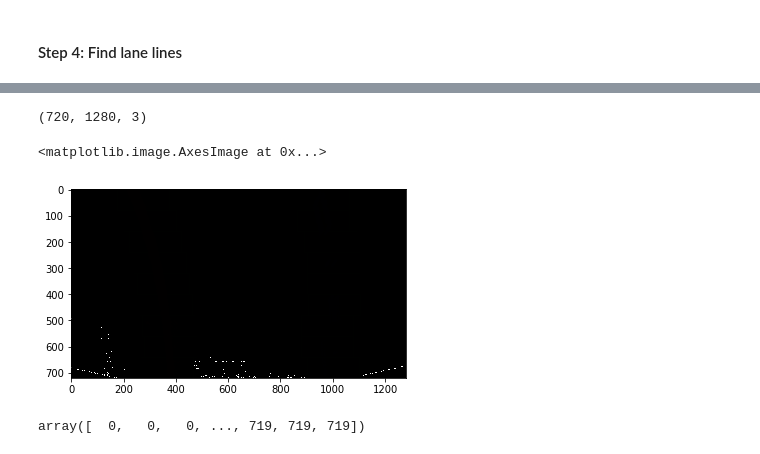
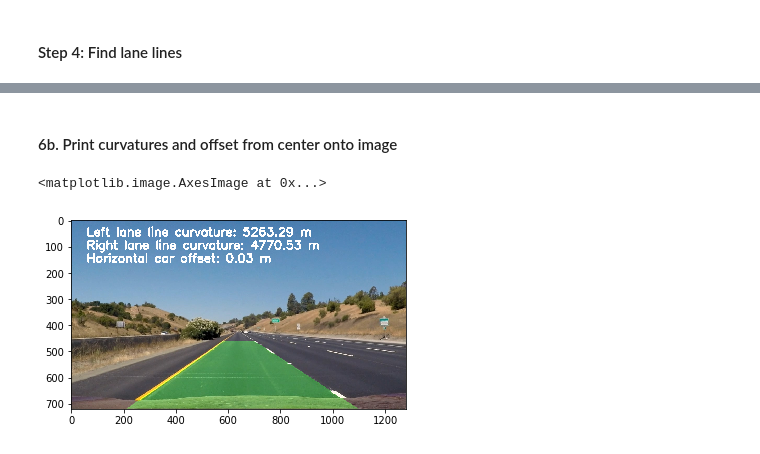
Before and after one commit to JieqingShi/CarND-Advanced-Lane-Lines, a Jupyter notebook: P2-Pipeline.ipynb, the cells around one changed output, grey strips where cells are left out. Drawn from its saved outputs; the diff is of its cells as text; code cells hidden in the pictures.

```diff
--- a/P2-Pipeline.ipynb
+++ b/P2-Pipeline.ipynb
@@ -473,0 +338,2 @@ plt_images(binary_warped, 'Warped image', out_img, 'Lane lines detected')
+# %%
+left_curverad, right_curverad = measure_curvature_real(ploty, left_fitx, right_fitx)
@@ -474 +356,17 @@ plt_images(binary_warped, 'Warped image', out_img, 'Lane lines detected')
+# %%
+Minv = cv2.getPerspectiveTransform(dst, src)
+
+# Create an image to draw the lines on
+warp_zero = np.zeros_like(combined_binary).astype(np.uint8)
+color_warp = np.dstack((warp_zero, warp_zero, warp_zero))
+
+pts_left = np.array([np.transpose(np.vstack([left_fitx, ploty]))])
+pts_right = np.array([np.flipud(np.transpose(np.vstack([right_fitx, ploty])))])
+pts = np.hstack((pts_left, pts_right))
+# cv2.fillPoly(color_warp, np.int_([pts]), (0,255, 0))
+cv2.fillPoly(color_warp, pts.astype("int"), (0,255, 0))
+
+newwarp = cv2.warpPerspective(color_warp, Minv, (img.shape[1], img.shape[0]))
+
+img_with_lane = cv2.addWeighted(cv2.cvtColor(img, cv2.COLOR_BGR2RGB), 1, newwarp, 0.3, 0)
 # %%
@@ -575,30 +377,15 @@ plt.imshow(out_img)
-# %%
-out_img.shape
-# %% [output]
-(720, 1280, 3)
-# %%
-left_fit = np.polyfit(leftx, lefty, deg=2)
-right_fit = np.polyfit(rightx, righty, deg=2)
-ploty = np.linspace(0, binary_warped.shape[1]-1, binary_warped.shape[1] )
-left_fitx = left_fit[0]*ploty**2 + left_fit[1]*ploty + left_fit[2]
-right_fitx = right_fit[0]*ploty**2 + right_fit[1]*ploty + right_fit[2]
-
-out_img[lefty, leftx] = [255, 0, 0]
-out_img[righty, rightx] = [0, 0, 255]
+# %% [markdown]
+#### 6b. Print curvatures and offset from center onto image
+# %%
+img_with_lane = cv2.putText(img_with_lane, 'Left lane line curvature: {:.2f} m'.format(left_curverad),
+                (60, 60), cv2.FONT_HERSHEY_SIMPLEX, 1.5, (255,255,255), 5)
+img_with_lane = cv2.putText(img_with_lane, 'Right lane line curvature: {:.2f} m'.format(right_curverad),
+                (60, 110), cv2.FONT_HERSHEY_SIMPLEX, 1.5, (255,255,255), 5)
+# Display car offset
+img_with_lane = cv2.putText(img_with_lane, 'Horizontal car offset: {:.2f} m'.format((out_img.shape[1]//2-(right_fitx[-1]+left_fitx[-1])/2)*3.7/700),
+                (60, 160), cv2.FONT_HERSHEY_SIMPLEX, 1.5, (255,255,255), 5)
 # %%
-plt.imshow(out_img)
+plt.imshow(img_with_lane)
 # %% [output]
 <matplotlib.image.AxesImage at 0x...>
-[figure, old version]
+[figure, new version]
-# %%
-binary_warped = warped_img
-margin = 100
-
-# Grab activated pixels
-nonzero = binary_warped.nonzero()
-nonzeroy = np.array(nonzero[0])
-nonzerox = np.array(nonzero[1])
-
-nonzeroy
-# %% [output]
-array([  0,   0,   0, ..., 719, 719, 719])
```
Also changed, not shown: parts of 33 cells of this notebook, 1 other file.
